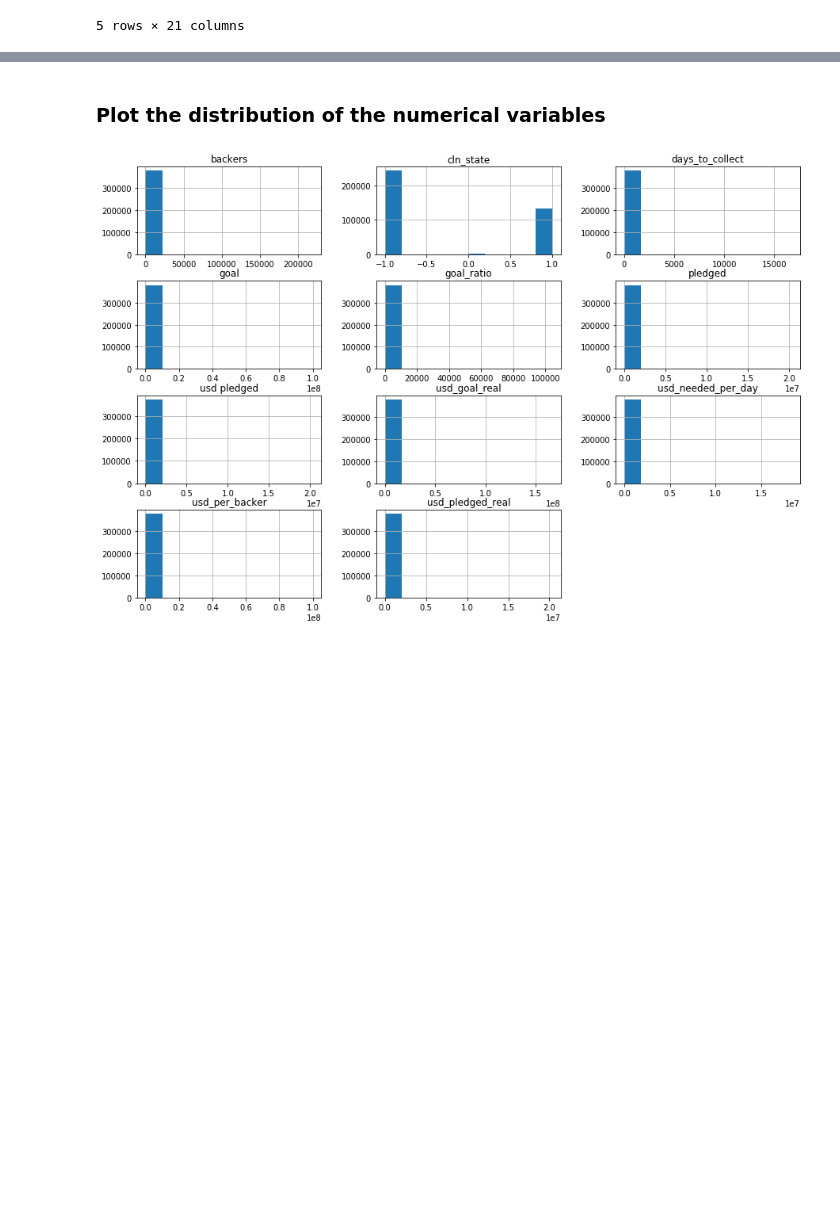
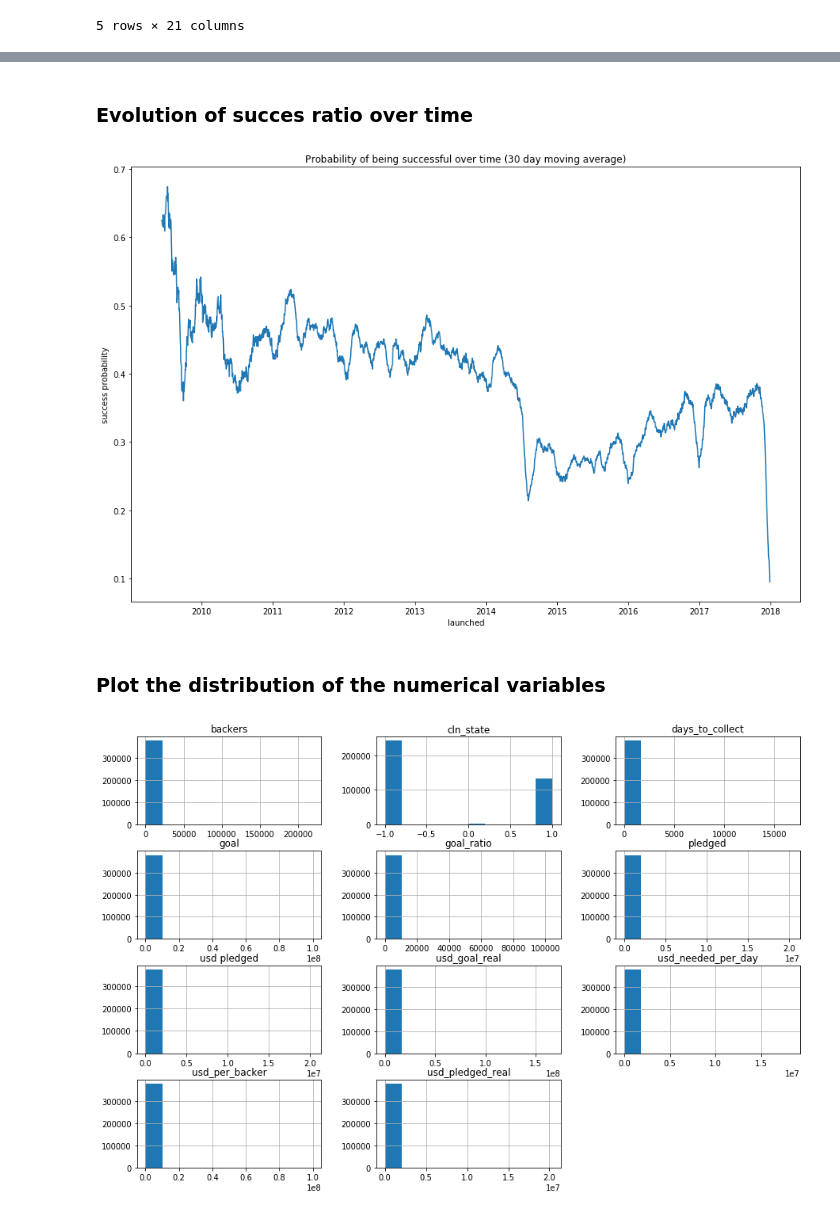
Before and after one commit to mahmoudMBA/CDA, a Jupyter notebook: Kickstarter.ipynb, the cells around one changed output, grey strips where cells are left out. Cells and saved outputs as stored; diff of their text form; code cells hidden in the pictures; blank space fills up the shorter version.

```diff
--- a/Kickstarter.ipynb
+++ b/Kickstarter.ipynb
@@ -279,3 +284,18 @@ df.loc[(df['state'] == 'successful') & (df['goal']>100)]\
+# %% [markdown]
+### Evolution of succes ratio over time
+# %%
+# caculate the number of launches per day
+total_time = df.groupby([df['launched'].dt.date])['name'].count()
+# caculate the number of launches per day and per state
+over_time = df.groupby([df['launched'].dt.date, df['state']])['name'].count()
+# caculate the probability of being successful over time
+per_suc_over_time = (over_time/total_time).xs('successful', level=1)
+# plot the rolling 30 day mean of the success rate
+ax = per_suc_over_time.rolling(30).mean().plot(figsize = (15,10))
+ax.set_ylabel('success probability')
+plt.title('Probability of being successful over time (30 day moving average)');
+# %% [output]
+[figure, added]
 # %% [markdown]
 ### Plot the distribution of the numerical variables
 # %%
```
Also changed, not shown: parts of 46 cells of this notebook.
